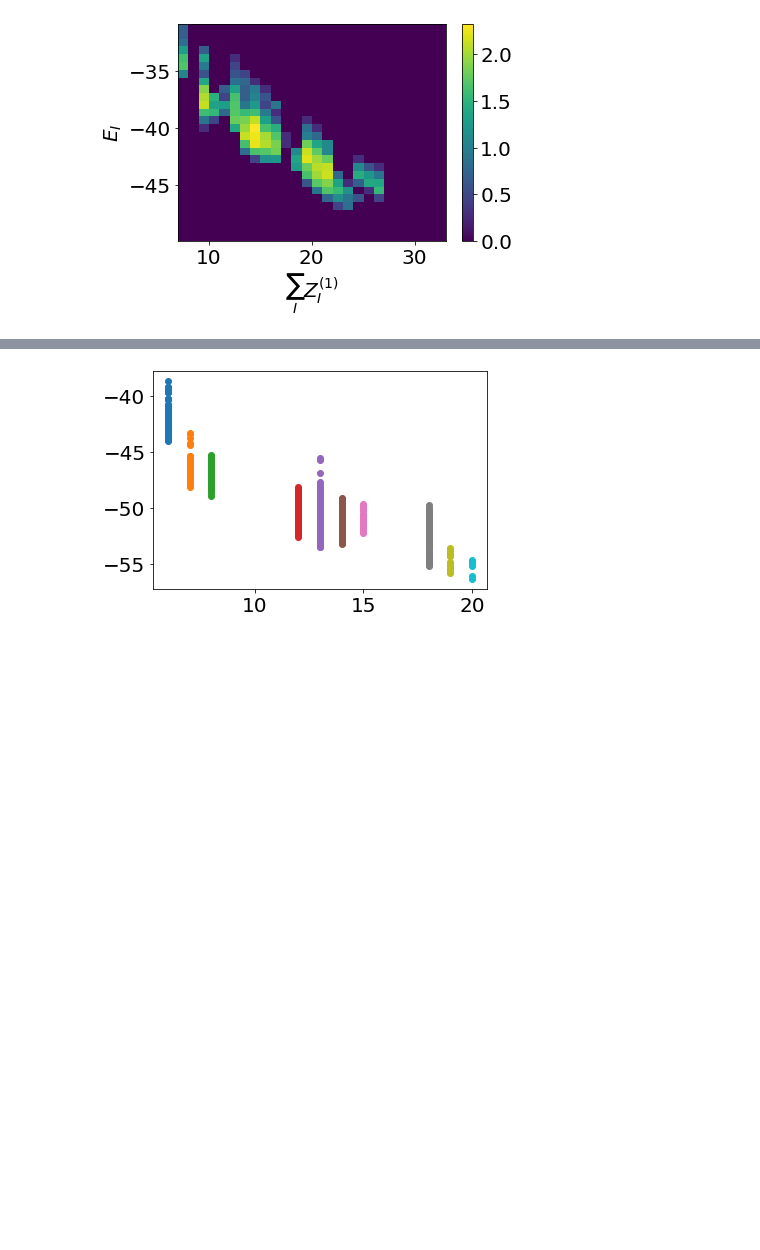
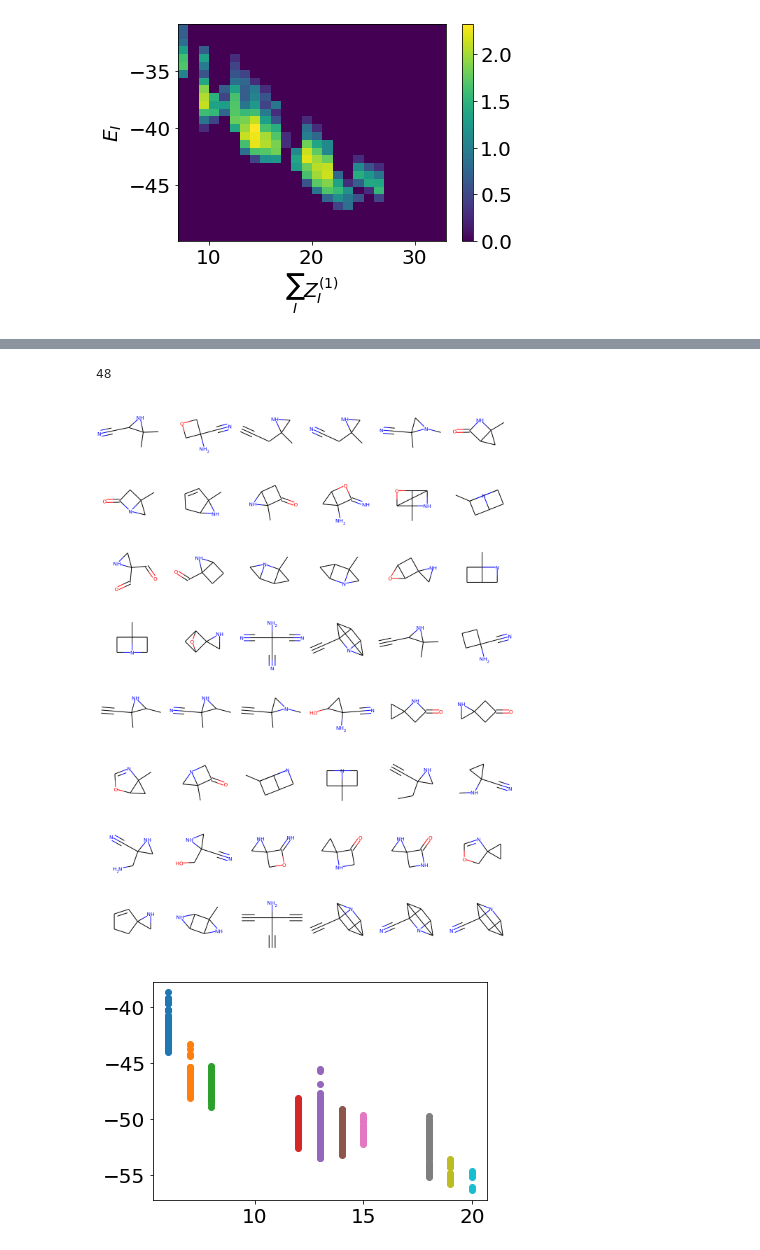
Before and after one commit to ferchault/APDFT, a Jupyter notebook: prototyping/atomic_energies/analysis/Atomic_Property_Distributions/variance.ipynb, the cells around one changed output, grey strips where cells are left out. Cells and saved outputs as stored; diff of their text form; code cells hidden in the pictures; blank space fills up the shorter version.

Commit message:
analyse properties of atomic energies

```diff
--- a/prototyping/atomic_energies/analysis/Atomic_Property_Distributions/variance.ipynb
+++ b/prototyping/atomic_energies/analysis/Atomic_Property_Distributions/variance.ipynb
@@ -284,3 +319,13 @@ plt.show()
+# %%
+smi = atomic_database.loc[(atomic_database['Z']==6) & (atomic_database['charge NN']==25), 'smiles']
+mols = []
+for s in smi:
+    mols.append(Chem.MolFromSmiles(s))
+print(len(smi), flush=True)
+Chem.Draw.MolsToGridImage(mols,molsPerRow=6,subImgSize=(200,200))
+# %% [output]
+48
+[figure, added]
 # %%
 dN = distributions.loc[distributions['Z'] == 7]
 fig, ax = plt.subplots(1,1)
```
Also changed, not shown: parts of 12 cells of this notebook, 2 other files.
